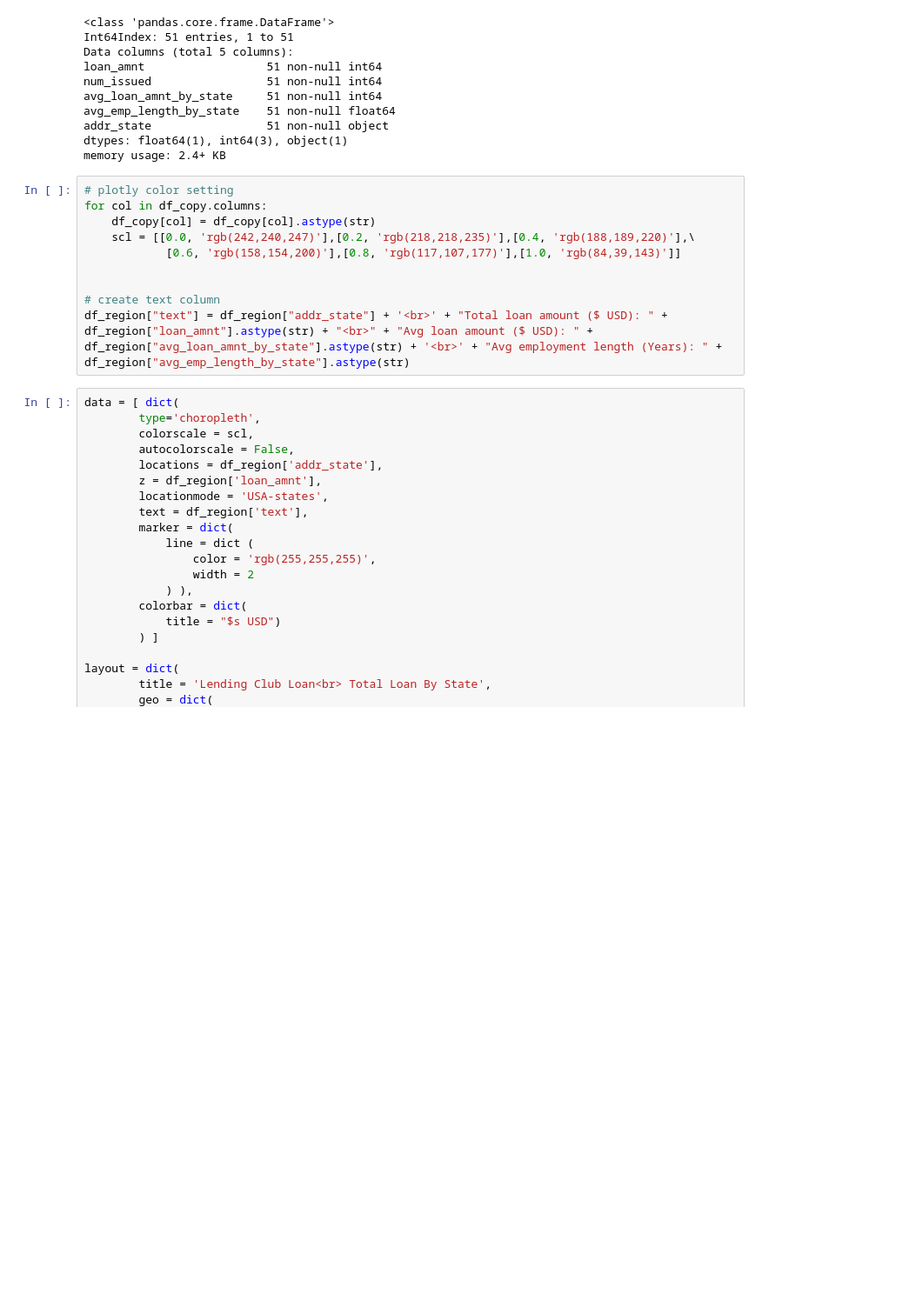
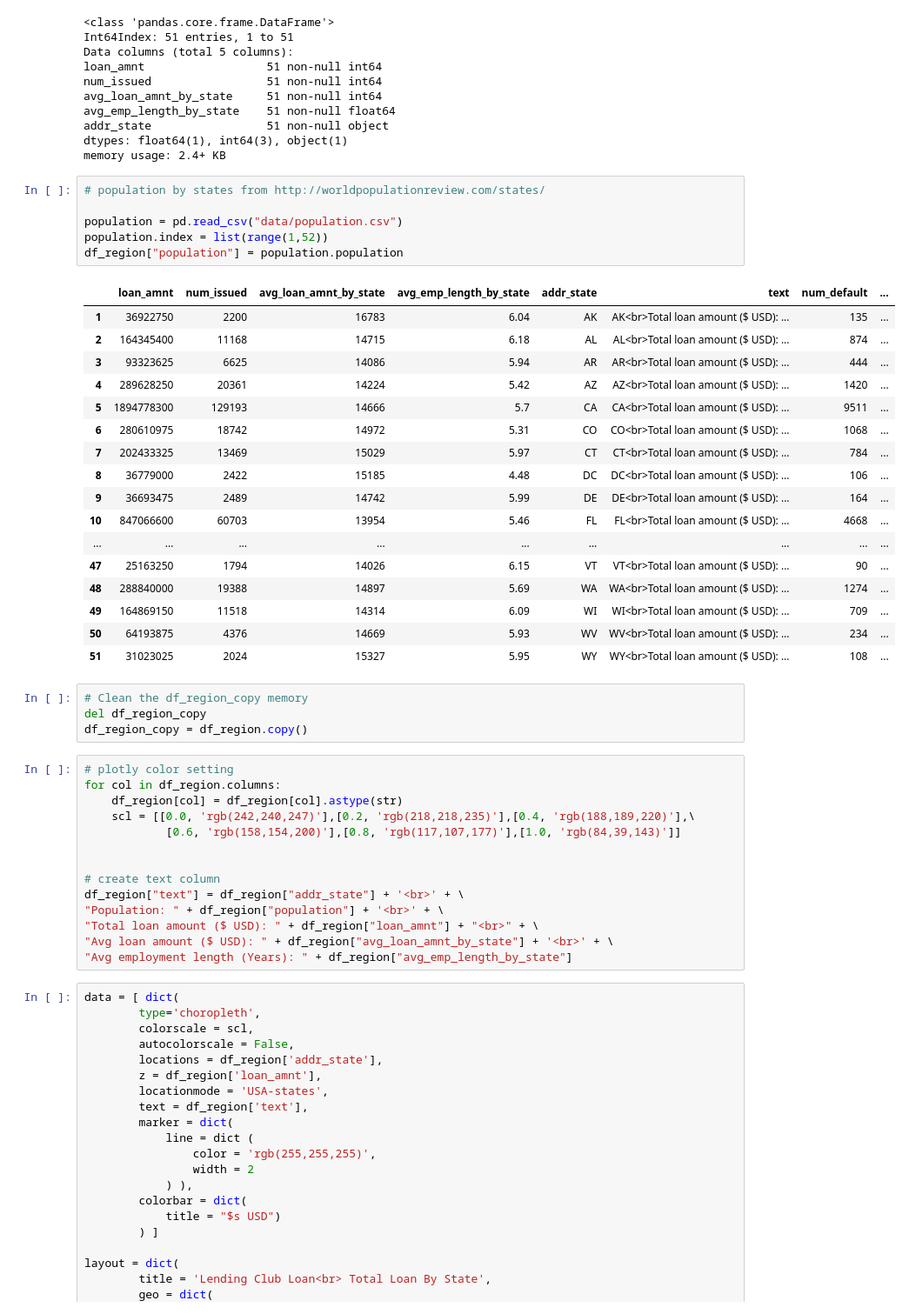
Before and after one commit to Deedasmi/mis665_final, a Jupyter notebook: mis665_final.ipynb, the cells around one changed output. Shown at 87% size. Cells and saved outputs as stored; diff of their text form; blank space fills up the shorter version.

```diff
--- a/mis665_final.ipynb
+++ b/mis665_final.ipynb
@@ -258,16 +277,48 @@ avg_emp_length_by_state    51 non-null float64
 addr_state                 51 non-null object
 dtypes: float64(1), int64(3), object(1)
 memory usage: 2.4+ KB
+# %%
+# population by states from http://worldpopulationreview.com/states/
+
+population = pd.read_csv("data/population.csv")
+population.index = list(range(1,52))
+df_region["population"] = population.population
+# %% [output]
+|  | loan_amnt | num_issued | avg_loan_amnt_by_state | avg_emp_length_by_state | addr_state | text | num_default | ... |
+| 1 | 36922750 | 2200 | 16783 | 6.04 | AK | AK<br>Total loan amount ($ USD): ... | 135 | ... |
+| 2 | 164345400 | 11168 | 14715 | 6.18 | AL | AL<br>Total loan amount ($ USD): ... | 874 | ... |
+| 3 | 93323625 | 6625 | 14086 | 5.94 | AR | AR<br>Total loan amount ($ USD): ... | 444 | ... |
+| 4 | 289628250 | 20361 | 14224 | 5.42 | AZ | AZ<br>Total loan amount ($ USD): ... | 1420 | ... |
+| 5 | 1894778300 | 129193 | 14666 | 5.7 | CA | CA<br>Total loan amount ($ USD): ... | 9511 | ... |
+| 6 | 280610975 | 18742 | 14972 | 5.31 | CO | CO<br>Total loan amount ($ USD): ... | 1068 | ... |
+| 7 | 202433325 | 13469 | 15029 | 5.97 | CT | CT<br>Total loan amount ($ USD): ... | 784 | ... |
+| 8 | 36779000 | 2422 | 15185 | 4.48 | DC | DC<br>Total loan amount ($ USD): ... | 106 | ... |
+| 9 | 36693475 | 2489 | 14742 | 5.99 | DE | DE<br>Total loan amount ($ USD): ... | 164 | ... |
+| 10 | 847066600 | 60703 | 13954 | 5.46 | FL | FL<br>Total loan amount ($ USD): ... | 4668 | ... |
+| ... | ... | ... | ... | ... | ... | ... | ... | ... |
+| 47 | 25163250 | 1794 | 14026 | 6.15 | VT | VT<br>Total loan amount ($ USD): ... | 90 | ... |
+| 48 | 288840000 | 19388 | 14897 | 5.69 | WA | WA<br>Total loan amount ($ USD): ... | 1274 | ... |
+| 49 | 164869150 | 11518 | 14314 | 6.09 | WI | WI<br>Total loan amount ($ USD): ... | 709 | ... |
+| 50 | 64193875 | 4376 | 14669 | 5.93 | WV | WV<br>Total loan amount ($ USD): ... | 234 | ... |
+| 51 | 31023025 | 2024 | 15327 | 5.95 | WY | WY<br>Total loan amount ($ USD): ... | 108 | ... |
+# %%
+# Clean the df_region_copy memory
+del df_region_copy
+df_region_copy = df_region.copy()
 # %%
 # plotly color setting
-for col in df_copy.columns:
-    df_copy[col] = df_copy[col].astype(str)
+for col in df_region.columns:
+    df_region[col] = df_region[col].astype(str)
     scl = [[0.0, 'rgb(242,240,247)'],[0.2, 'rgb(218,218,235)'],[0.4, 'rgb(188,189,220)'],\
             [0.6, 'rgb(158,154,200)'],[0.8, 'rgb(117,107,177)'],[1.0, 'rgb(84,39,143)']]
 
 
 # create text column
-df_region["text"] = df_region["addr_state"] + '<br>' + "Total loan amount ($ USD): " + df_region["loan_amnt"].astype(str) + "<br>" + "Avg loan amount ($ USD): " + df_region["avg_loan_amnt_by_state"].astype(str) + '<br>' + "Avg employment length (Years): " + df_region["avg_emp_length_by_state"].astype(str)
+df_region["text"] = df_region["addr_state"] + '<br>' + \
+"Population: " + df_region["population"] + '<br>' + \
+"Total loan amount ($ USD): " + df_region["loan_amnt"] + "<br>" + \
+"Avg loan amount ($ USD): " + df_region["avg_loan_amnt_by_state"] + '<br>' + \
+"Avg employment length (Years): " + df_region["avg_emp_length_by_state"]
 # %%
 data = [ dict(
         type='choropleth',
```
Also changed, not shown: parts of 16 cells of this notebook.
